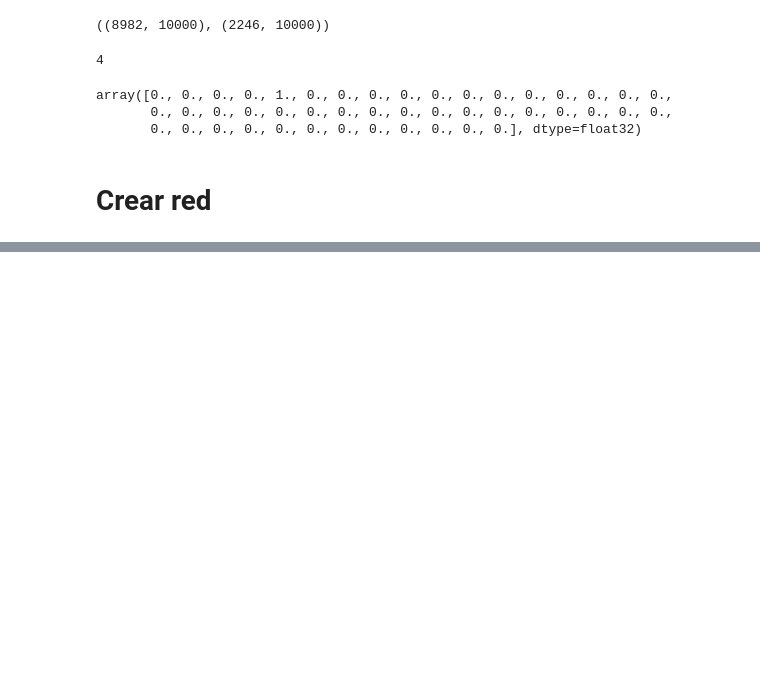
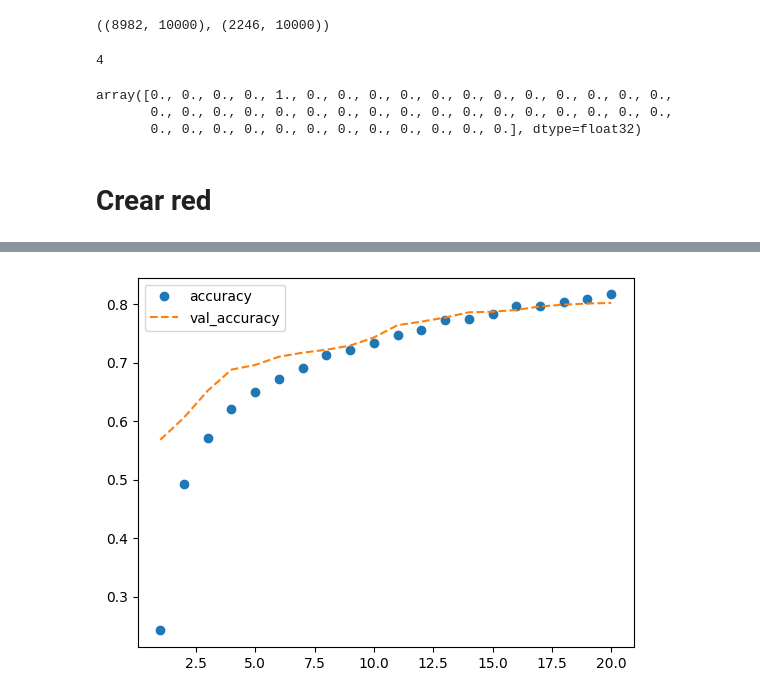
Before and after one commit to rogerreys/redes_neuronales, a Jupyter notebook: 13_clasificacion_multiple.ipynb, the cells around one changed output, grey strips where cells are left out. Saved outputs shown, nothing was run; the diff lists cells and outputs as text; code cells hidden in the pictures; blank space fills up the shorter version.

```diff
--- a/13_clasificacion_multiple.ipynb
+++ b/13_clasificacion_multiple.ipynb
@@ -125,0 +131,11 @@ Error:
+# %%
+accu_values = history_dict['accuracy']
+val_accu_values = history_dict['val_accuracy']
+
+epoch = range(1, len(history_dict['loss'])+1)
+plt.plot(epoch, accu_values, 'o', label='accuracy')
+plt.plot(epoch, val_accu_values, '--',label='val_accuracy')
+plt.legend()
+plt.show()
+# %% [output]
+[figure, added]
```
Also changed, not shown: parts of 9 cells of this notebook.
